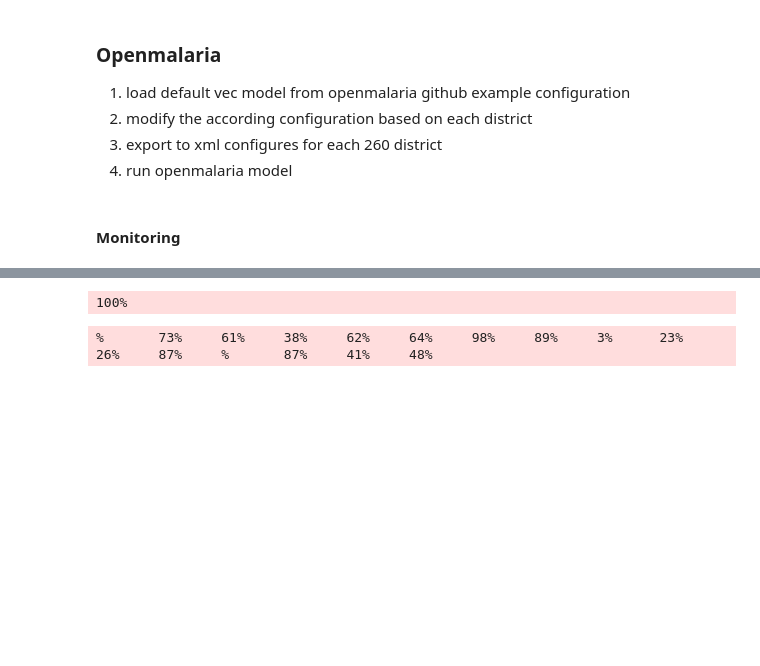
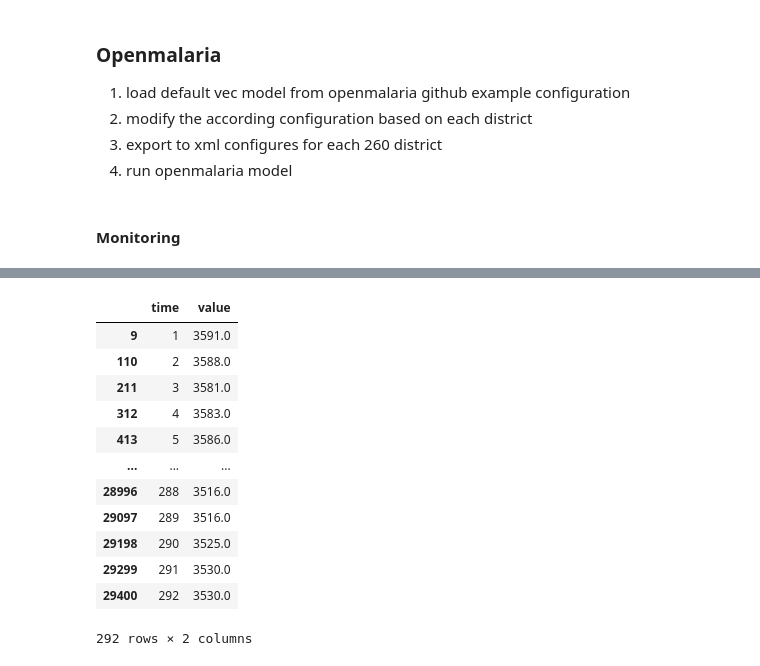
Before and after one commit to sepmein/mBench, a Jupyter notebook: scripts/GHA_data_preparation.ipynb, the cells around one changed output, grey strips where cells are left out. Cells and saved outputs as stored; diff of their text form; code cells hidden in the pictures; blank space fills up the shorter version.

```diff
--- a/scripts/GHA_data_preparation.ipynb
+++ b/scripts/GHA_data_preparation.ipynb
@@ -1593,21 +1635,12 @@ import os
 
 openMalaria_431_path = '/Users/sepmein/dev/github/openmalaria/openMalaria-43.1/'
 openMalaria_431 = openMalaria_431_path + 'openMalaria'
-os.chdir(openMalaria_431_path)
-run_open_malaria = subprocess.run(
-    [openMalaria_431,
-     # '--version'
-     '-s',
-     '/Users/sepmein/Dropbox/benchmarking/Data/openmalaria/output_xml/pn2/oliver_pn2_AHAFO.xml',
-     '-o',
-     '/Users/sepmein/Dropbox/benchmarking/Data/openmalaria/output_xml/pn2/oliver_pn2_AHAFO.txt'
-     ]
-)
+pn2_prefix = 'oliver_pn2_'
+pn3_prefix = 'oliver_pn3_'
+pn3_prefix_same_budget_gf = 'oliver_pn3_same_budget_gf'
+pn3_prefix_same_budget_ellie = 'oliver_pn3_same_budget_ellie'
-# %% [output]
-100%
 # %%
-pn2_prefix = 'oliver_pn2_'
-pn3_prefix = 'oliver_pn3_'
+os.chdir(openMalaria_431_path)
 for adm1 in gha.index:
     subprocess.run([
         openMalaria_431,
@@ -1627,5 +1660,57 @@ for adm1 in gha.index:
         '/Users/sepmein/Dropbox/benchmarking/Data/openmalaria/output_xml/pn3/' + pn3_prefix + adm1 + '.txt',
     ]
     )
+
+    # with same budget
+    subprocess.run([
+        openMalaria_431,
+        # '--version'
+        '-s',
+        '/Users/sepmein/Dropbox/benchmarking/Data/openmalaria/output_xml/pn3/' + pn3_prefix_same_budget_gf + adm1 + '.xml',
+        '-o',
+        '/Users/sepmein/Dropbox/benchmarking/Data/openmalaria/output_xml/pn3/' + pn3_prefix_same_budget_gf + adm1 + '.txt',
+    ]
+    )
+
+    subprocess.run([
+        openMalaria_431,
+        # '--version'
+        '-s',
+        '/Users/sepmein/Dropbox/benchmarking/Data/openmalaria/output_xml/pn3/' + pn3_prefix_same_budget_ellie + adm1 + '.xml',
+        '-o',
+        '/Users/sepmein/Dropbox/benchmarking/Data/openmalaria/output_xml/pn3/' + pn3_prefix_same_budget_ellie + adm1 + '.txt',
+    ]
+    )
-# %% [output]
-%       73%     61%     38%     62%     64%     98%     89%     3%      23%     26%     87%     %       87%     41%     48%
+# %%
+def openmalaria_output_reader(result_file: str,
+                              survey: int = 1,  # default to nInfection # default to nInfection
+                              second_column: int = 5,  # default to nInfection under 100 years old
+                              ):
+    _df = pd.read_csv(result_file,
+                      sep='\t',
+                      header=None
+                      )
+    _df.columns = ["time", "second_column", "survey", "value"]
+    _df = _df[_df["survey"] == survey]
+    _df = _df[_df["second_column"] == second_column]
+    return _df[["time", "value"]]
+
+
+result = openmalaria_output_reader(
+    result_file="/Users/sepmein/Dropbox/benchmarking/Data/openmalaria/output_xml/pn2/oliver_pn2_OTI.txt"
+)
+result
+# %% [output]
+|  | time | value |
+| 9 | 1 | 3591.0 |
+| 110 | 2 | 3588.0 |
+| 211 | 3 | 3581.0 |
+| 312 | 4 | 3583.0 |
+| 413 | 5 | 3586.0 |
+| ... | ... | ... |
+| 28996 | 288 | 3516.0 |
+| 29097 | 289 | 3516.0 |
+| 29198 | 290 | 3525.0 |
+| 29299 | 291 | 3530.0 |
+| 29400 | 292 | 3530.0 |
+292 rows × 2 columns
```
Also changed, not shown: parts of 14 cells of this notebook, 1 other file.
